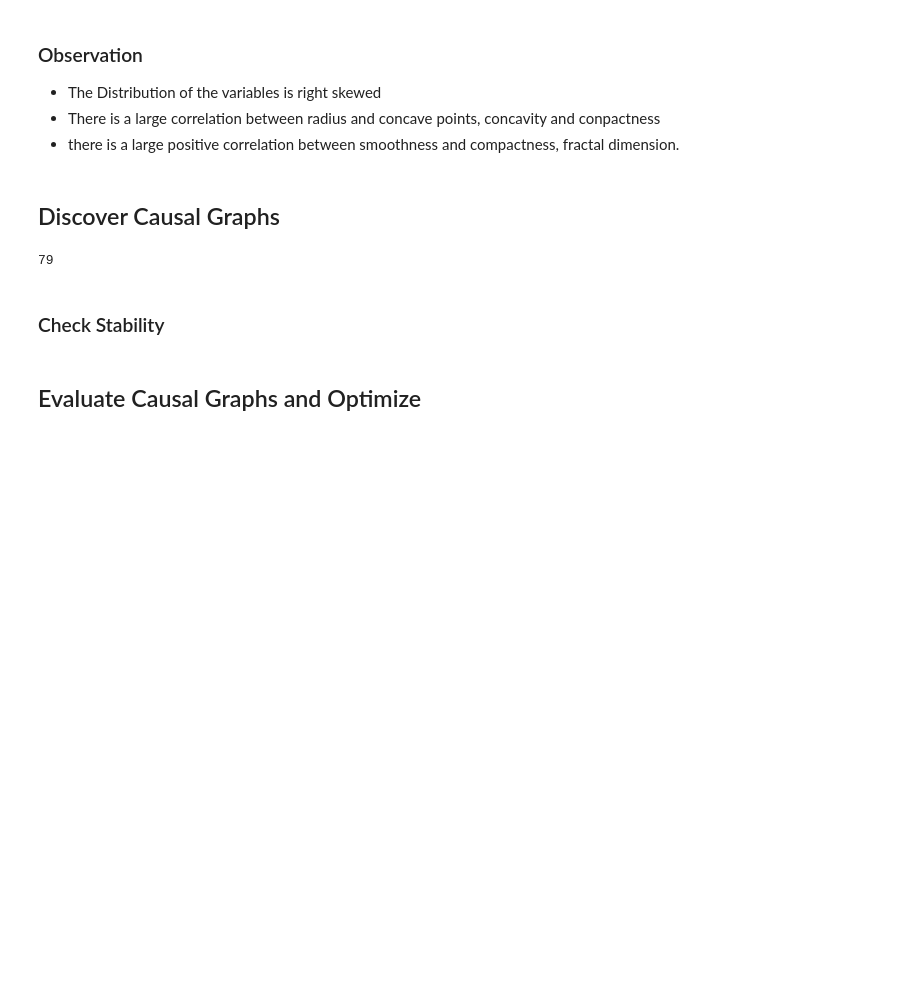
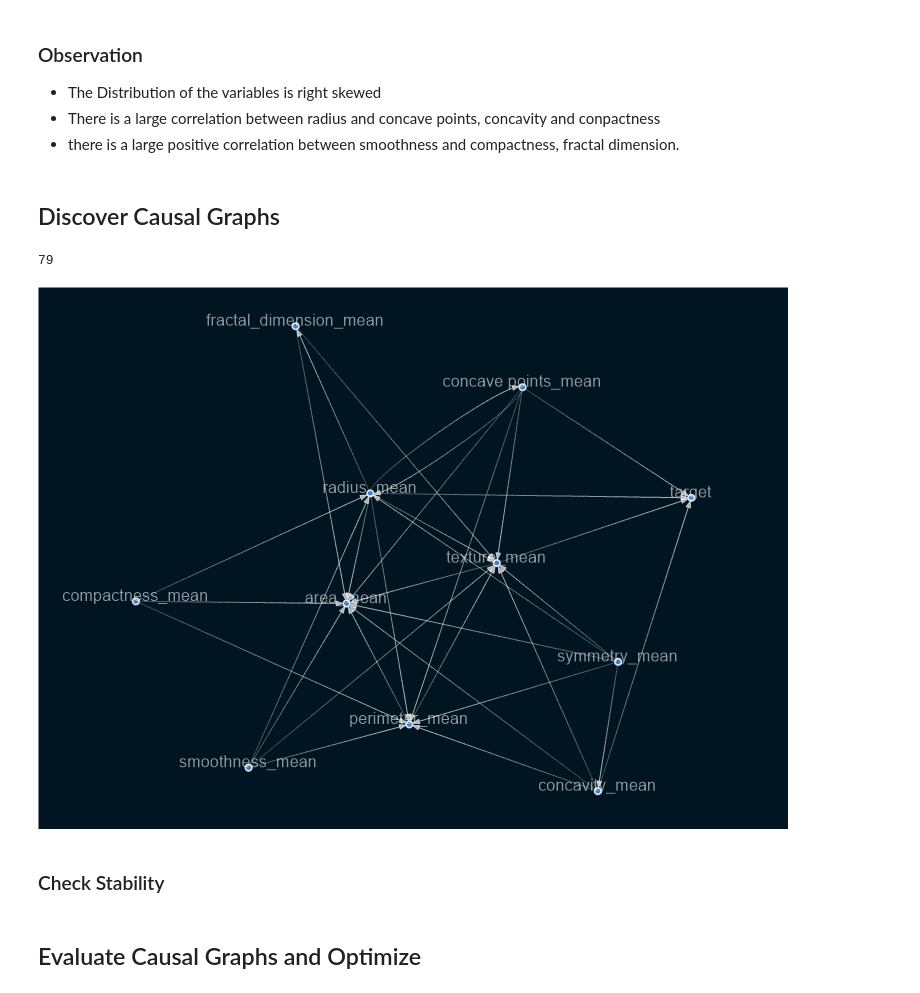
Before and after one commit to benbel376/causal_graph, a Jupyter notebook: notebooks/Causal_Inference.ipynb, the cells around one changed output. Cells and saved outputs as stored; diff of their text form; code cells hidden in the pictures; blank space fills up the shorter version.

Commit message:
graph successful

```diff
--- a/notebooks/Causal_Inference.ipynb
+++ b/notebooks/Causal_Inference.ipynb
@@ -326,3 +325,9 @@ sm60 = from_pandas(train_60, tabu_parent_nodes=["target"])
+# %%
+sm40.remove_edges_below_threshold(0.3)
+sm40.edges
+plot_graph(sm40.get_largest_subgraph())
+# %% [output]
+[figure, added]
 # %%
 sm80 = from_pandas(train_80, tabu_parent_nodes=["target"])
 # %%
```
Also changed, not shown: parts of 5 cells of this notebook.
